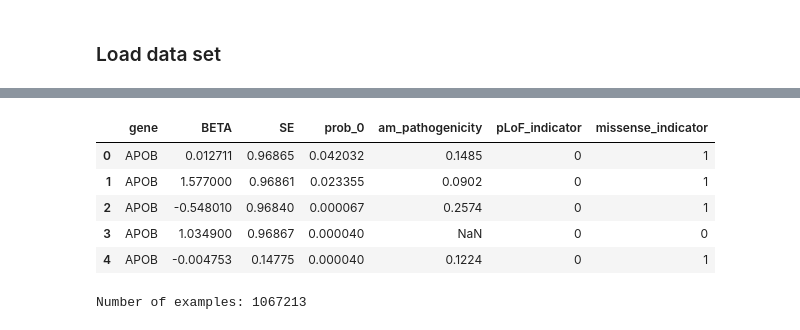
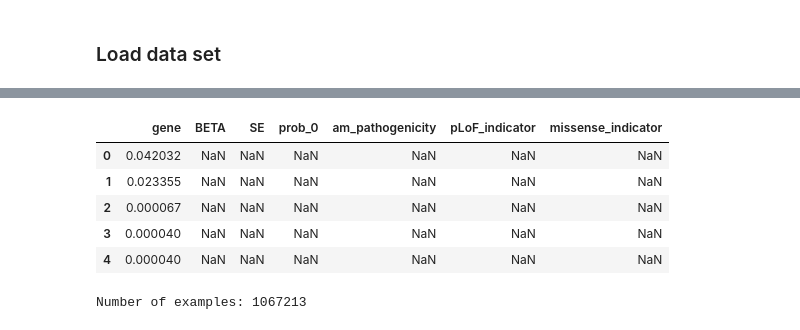
Before and after one commit to rivas-lab/umr-visualizer, a Jupyter notebook: test_package_APOB.ipynb, the cells around one changed output, grey strips where cells are left out. Drawn from its saved outputs; the diff is of its cells as text; code cells hidden in the pictures.

```diff
--- a/test_package.ipynb
+++ b/test_package_APOB.ipynb
@@ -50,16 +52,16 @@ import seaborn as sns
 # %% [markdown]
 ### Load data set
 # %%
-# file_path = "/Users/salmazainana/Desktop/filtered_APOB_data.tsv"
-# correct_columns = [
-#     "locus", "alleles", "markerID", "gene", "annotation", "call_stats", "n_cases",
-#     "n_controls", "heritability", "saige_version", "inv_normalized", "trait_type",
-#     "phenocode", "pheno_sex", "coding", "modifier", "n_cases_defined",
-#     "n_cases_both_sexes", "n_cases_females", "n_cases_males", "description",
-#     "description_more", "coding_description", "category", "AC", "AF", "BETA",
-#     "SE", "AF.Cases", "AF.Controls", "Pvalue", "chr", "pos", "ref", "alt",
-#     "prob_0", "am_pathogenicity", "pLoF_indicator", "missense_indicator"
-# ]
+file_path = "/Users/salmazainana/Documents/Rivas/Dataset/filtered_APOB_data.tsv"
+correct_columns = [
+    "locus", "alleles", "markerID", "gene", "annotation", "call_stats", "n_cases",
+    "n_controls", "heritability", "saige_version", "inv_normalized", "trait_type",
+    "phenocode", "pheno_sex", "coding", "modifier", "n_cases_defined",
+    "n_cases_both_sexes", "n_cases_females", "n_cases_males", "description",
+    "description_more", "coding_description", "category", "AC", "AF", "BETA",
+    "SE", "AF.Cases", "AF.Controls", "Pvalue", "chr", "pos", "ref", "alt",
+    "prob_0", "am_pathogenicity", "pLoF_indicator", "missense_indicator"
+]
 
-# df = pd.read_csv(file_path, sep="\t", skiprows=1, names=correct_columns)
-# df.head()
+df = pd.read_csv(file_path, sep="\t", skiprows=1, names=correct_columns)
+df.head()
@@ -66,22 +78,22 @@ import seaborn as sns
 # %%
-# columns_to_keep = ["gene", "BETA", "SE", "prob_0", "am_pathogenicity", "pLoF_indicator", "missense_indicator"]
+columns_to_keep = ["gene", "BETA", "SE", "prob_0", "am_pathogenicity", "pLoF_indicator", "missense_indicator"]
 
-# # Keep only these columns
-# df_filtered = df[columns_to_keep]
-# df_filtered.head()
+# Keep only these columns
+df_filtered = df[columns_to_keep]
+df_filtered.head()
 
 # Save the filtered DataFrame
-output_file_path = "/Users/salmazainana/Documents/Rivas/Dataset/filtered_APOB_data.tsv"
-# df_filtered.to_csv(output_file_path, sep="\t", index=False)
+output_file_path = "/Users/salmazainana/Documents/Rivas/Dataset/filtered_APOB_data_2.tsv"
+df_filtered.to_csv(output_file_path, sep="\t", index=False)
 df = pd.read_csv(output_file_path, sep="\t")
 df.head()
 # %% [output]
 |  | gene | BETA | SE | prob_0 | am_pathogenicity | pLoF_indicator | missense_indicator |
-| 0 | APOB | 0.012711 | 0.96865 | 0.042032 | 0.1485 | 0 | 1 |
-| 1 | APOB | 1.577000 | 0.96861 | 0.023355 | 0.0902 | 0 | 1 |
-| 2 | APOB | -0.548010 | 0.96840 | 0.000067 | 0.2574 | 0 | 1 |
-| 3 | APOB | 1.034900 | 0.96867 | 0.000040 | NaN | 0 | 0 |
-| 4 | APOB | -0.004753 | 0.14775 | 0.000040 | 0.1224 | 0 | 1 |
+| 0 | 0.042032 | NaN | NaN | NaN | NaN | NaN | NaN |
+| 1 | 0.023355 | NaN | NaN | NaN | NaN | NaN | NaN |
+| 2 | 0.000067 | NaN | NaN | NaN | NaN | NaN | NaN |
+| 3 | 0.000040 | NaN | NaN | NaN | NaN | NaN | NaN |
+| 4 | 0.000040 | NaN | NaN | NaN | NaN | NaN | NaN |
 # %%
 #print number of examples
 print(f"Number of examples: {df.shape[0]}")
```
Also changed, not shown: parts of 9 cells of this notebook, 1 other file.
